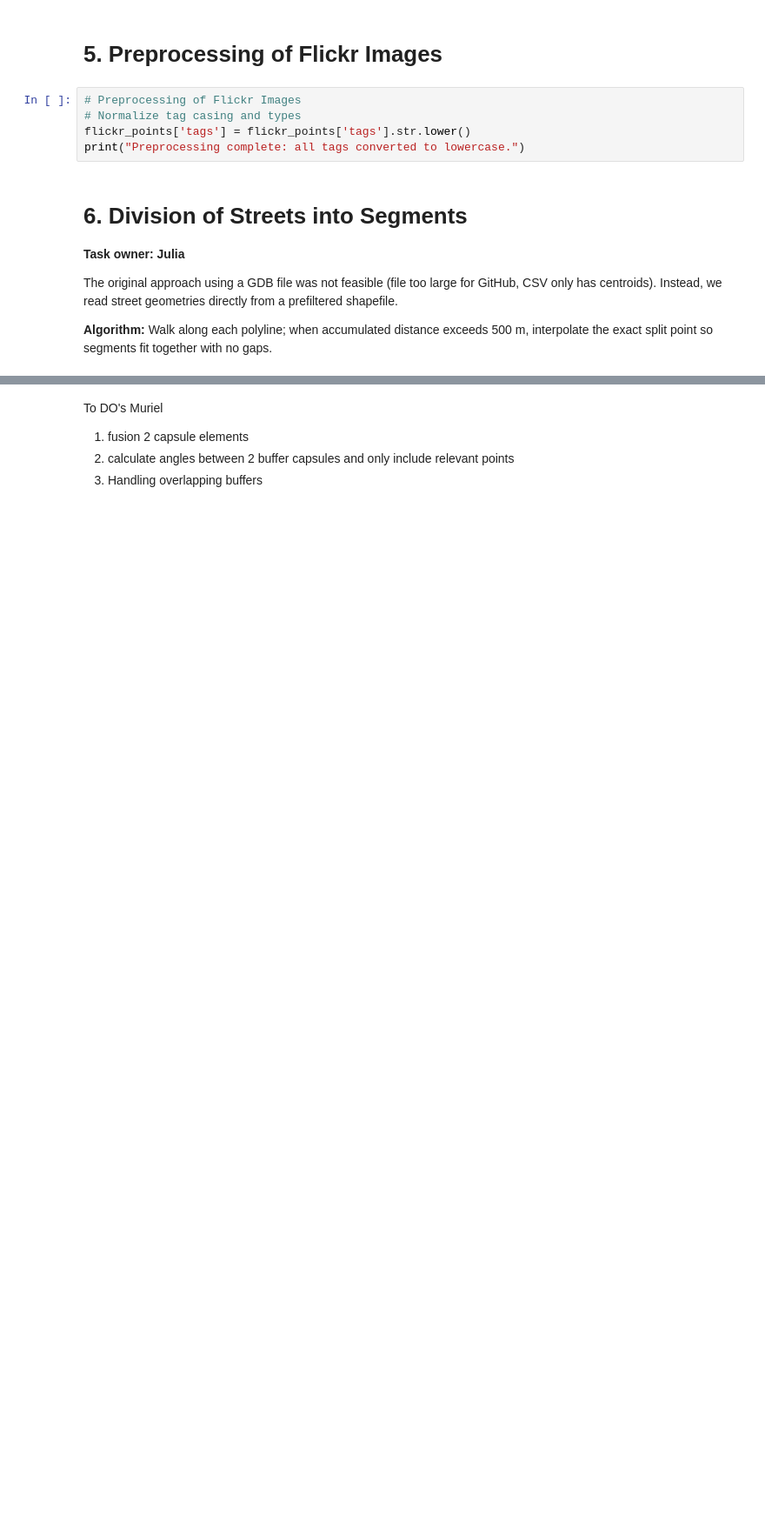
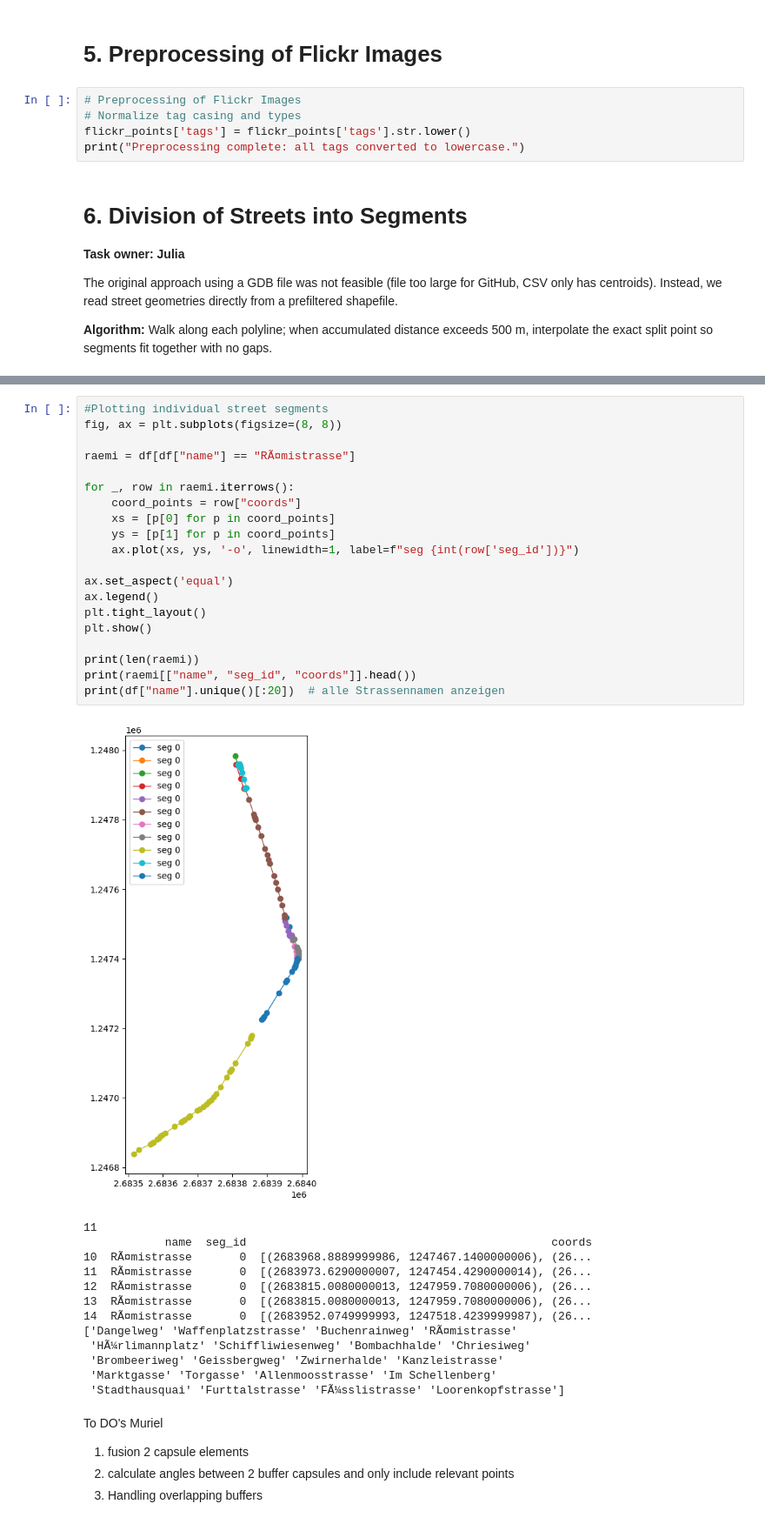
Before and after one commit to BeachBall2024/GEO-spa-algo, a Jupyter notebook: submission.ipynb, the cells around one changed output, grey strips where cells are left out. Shown at 87% size. Saved outputs shown, nothing was run; the diff lists cells and outputs as text; blank space fills up the shorter version.

```diff
--- a/submission.ipynb
+++ b/submission.ipynb
@@ -479,3 +500,37 @@ NameError: name 'result' is not defined
+# %%
+#Plotting individual street segments
+fig, ax = plt.subplots(figsize=(8, 8))
+
+raemi = df[df["name"] == "RÃ¤mistrasse"]
+
+for _, row in raemi.iterrows():
+    coord_points = row["coords"]
+    xs = [p[0] for p in coord_points]
+    ys = [p[1] for p in coord_points]
+    ax.plot(xs, ys, '-o', linewidth=1, label=f"seg {int(row['seg_id'])}")
+
+ax.set_aspect('equal')
+ax.legend()
+plt.tight_layout()
+plt.show()
+
+print(len(raemi))
+print(raemi[["name", "seg_id", "coords"]].head())
+print(df["name"].unique()[:20])  # alle Strassennamen anzeigen
+# %% [output]
+[figure, added]
+11
+            name  seg_id                                             coords
+10  RÃ¤mistrasse       0  [(2683968.8889999986, 1247467.1400000006), (26...
+11  RÃ¤mistrasse       0  [(2683973.6290000007, 1247454.4290000014), (26...
+12  RÃ¤mistrasse       0  [(2683815.0080000013, 1247959.7080000006), (26...
+13  RÃ¤mistrasse       0  [(2683815.0080000013, 1247959.7080000006), (26...
+14  RÃ¤mistrasse       0  [(2683952.0749999993, 1247518.4239999987), (26...
+['Dangelweg' 'Waffenplatzstrasse' 'Buchenrainweg' 'RÃ¤mistrasse'
+ 'HÃ¼rlimannplatz' 'Schiffliwiesenweg' 'Bombachhalde' 'Chriesiweg'
+ 'Brombeeriweg' 'Geissbergweg' 'Zwirnerhalde' 'Kanzleistrasse'
+ 'Marktgasse' 'Torgasse' 'Allenmoosstrasse' 'Im Schellenberg'
+ 'Stadthausquai' 'Furttalstrasse' 'FÃ¼sslistrasse' 'Loorenkopfstrasse']
 # %% [markdown]
 
 To DO's Muriel
```
Also changed, not shown: parts of 5 cells of this notebook.
